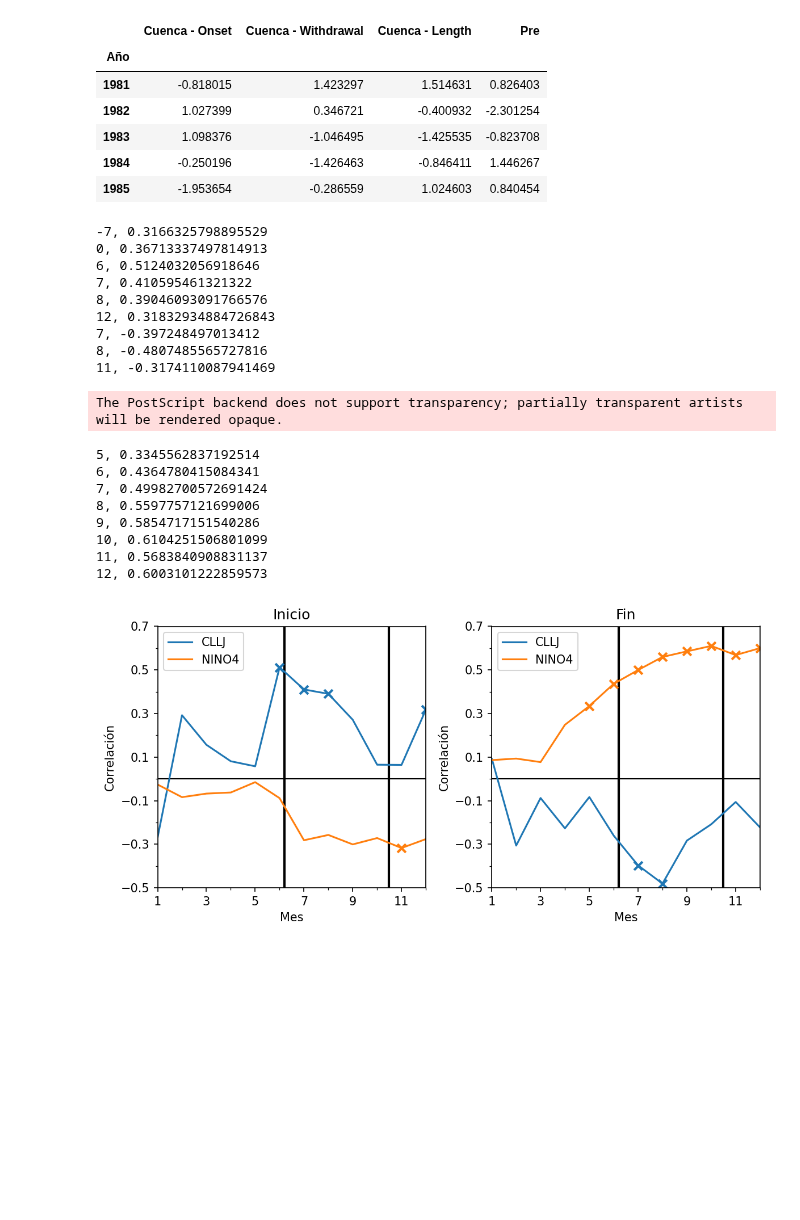
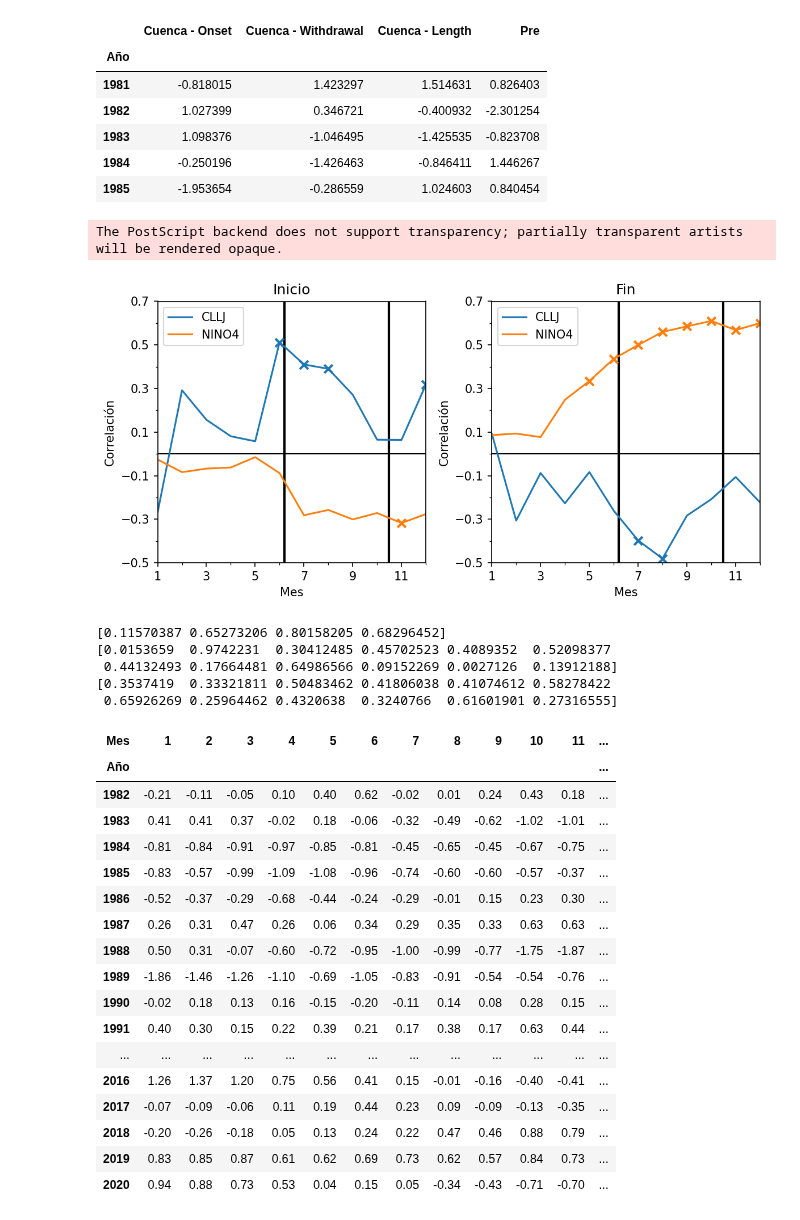
Before and after one commit to rodrigoms95/sequia, a Jupyter notebook: code/ENSO_graph.ipynb, the cells around one changed output. Cells and saved outputs as stored; diff of their text form; code cells hidden in the pictures; blank space fills up the shorter version.

```diff
--- a/code/ENSO_graph.ipynb
+++ b/code/ENSO_graph.ipynb
@@ -363,7 +363,6 @@ for m in range( len(index) ):
 
         for j in df.itertuples():
             if j[4]:
-                print(f"{j[2]}, {j[3]}")
                 ax[i].scatter( j[2], j[3], marker = "x", color = color[m],
                     linewidth = 2, s = 50, zorder = 2 )
                 if   i == 0: legend_1.append("_")
@@ -372,30 +371,52 @@ for m in range( len(index) ):
         if   i == 0: ax[i].legend(legend_1, ncol = 1)
         else       : ax[i].legend(legend_2, ncol = 1)
 
+# Guardamos el archivo.
+#print(df)
+df.to_csv(path_d + "Correlacion_ENSO.csv")
+index[0].to_csv(path_d + "index_CLLJ.csv")
+index[1].to_csv(path_d + "index_ENSO.csv")
+
 # Separación adecuada entre gráficas.
 fig.tight_layout()
 
 fig.savefig (path_r + "interannual.eps", bbox_inches = "tight" )
 # %% [output]
--7, 0.3166325798895529
-0, 0.36713337497814913
-6, 0.5124032056918646
-7, 0.410595461321322
-8, 0.39046093091766576
-12, 0.31832934884726843
-7, -0.397248497013412
-8, -0.4807485565727816
-11, -0.3174110087941469
+The PostScript backend does not support transparency; partially transparent artists will be rendered opaque.
-The PostScript backend does not support transparency; partially transparent artists will be rendered opaque.
-5, 0.3345562837192514
-6, 0.4364780415084341
-7, 0.49982700572691424
-8, 0.5597757121699006
-9, 0.5854717151540286
-10, 0.6104251506801099
-11, 0.5683840908831137
-12, 0.6003101222859573
 [figure]
+# %%
+from scipy import stats
+
+print( stats.normaltest( dates    ).pvalue )
+print( stats.normaltest( index[0] ).pvalue )
+print( stats.normaltest( index[1] ).pvalue )
+# %% [output]
+[0.11570387 0.65273206 0.80158205 0.68296452]
+[0.0153659  0.9742231  0.30412485 0.45702523 0.4089352  0.52098377
+ 0.44132493 0.17664481 0.64986566 0.09152269 0.0027126  0.13912188]
+[0.3537419  0.33321811 0.50483462 0.41806038 0.41074612 0.58278422
+ 0.65926269 0.25964462 0.4320638  0.3240766  0.61601901 0.27316555]
+# %%
+index[1]
+# %% [output]
+| Mes | 1 | 2 | 3 | 4 | 5 | 6 | 7 | 8 | 9 | 10 | 11 | ... |
+| Año |  |  |  |  |  |  |  |  |  |  |  | ... |
+| 1982 | -0.21 | -0.11 | -0.05 | 0.10 | 0.40 | 0.62 | -0.02 | 0.01 | 0.24 | 0.43 | 0.18 | ... |
+| 1983 | 0.41 | 0.41 | 0.37 | -0.02 | 0.18 | -0.06 | -0.32 | -0.49 | -0.62 | -1.02 | -1.01 | ... |
+| 1984 | -0.81 | -0.84 | -0.91 | -0.97 | -0.85 | -0.81 | -0.45 | -0.65 | -0.45 | -0.67 | -0.75 | ... |
+| 1985 | -0.83 | -0.57 | -0.99 | -1.09 | -1.08 | -0.96 | -0.74 | -0.60 | -0.60 | -0.57 | -0.37 | ... |
+| 1986 | -0.52 | -0.37 | -0.29 | -0.68 | -0.44 | -0.24 | -0.29 | -0.01 | 0.15 | 0.23 | 0.30 | ... |
+| 1987 | 0.26 | 0.31 | 0.47 | 0.26 | 0.06 | 0.34 | 0.29 | 0.35 | 0.33 | 0.63 | 0.63 | ... |
+| 1988 | 0.50 | 0.31 | -0.07 | -0.60 | -0.72 | -0.95 | -1.00 | -0.99 | -0.77 | -1.75 | -1.87 | ... |
+| 1989 | -1.86 | -1.46 | -1.26 | -1.10 | -0.69 | -1.05 | -0.83 | -0.91 | -0.54 | -0.54 | -0.76 | ... |
+| 1990 | -0.02 | 0.18 | 0.13 | 0.16 | -0.15 | -0.20 | -0.11 | 0.14 | 0.08 | 0.28 | 0.15 | ... |
+| 1991 | 0.40 | 0.30 | 0.15 | 0.22 | 0.39 | 0.21 | 0.17 | 0.38 | 0.17 | 0.63 | 0.44 | ... |
+| ... | ... | ... | ... | ... | ... | ... | ... | ... | ... | ... | ... | ... |
+| 2016 | 1.26 | 1.37 | 1.20 | 0.75 | 0.56 | 0.41 | 0.15 | -0.01 | -0.16 | -0.40 | -0.41 | ... |
+| 2017 | -0.07 | -0.09 | -0.06 | 0.11 | 0.19 | 0.44 | 0.23 | 0.09 | -0.09 | -0.13 | -0.35 | ... |
+| 2018 | -0.20 | -0.26 | -0.18 | 0.05 | 0.13 | 0.24 | 0.22 | 0.47 | 0.46 | 0.88 | 0.79 | ... |
+| 2019 | 0.83 | 0.85 | 0.87 | 0.61 | 0.62 | 0.69 | 0.73 | 0.62 | 0.57 | 0.84 | 0.73 | ... |
+| 2020 | 0.94 | 0.88 | 0.73 | 0.53 | 0.04 | 0.15 | 0.05 | -0.34 | -0.43 | -0.71 | -0.70 | ... |
 # %%
 # Correlaciones
 
```
Also changed, not shown: parts of 1 cell of this notebook, 1 other file.
